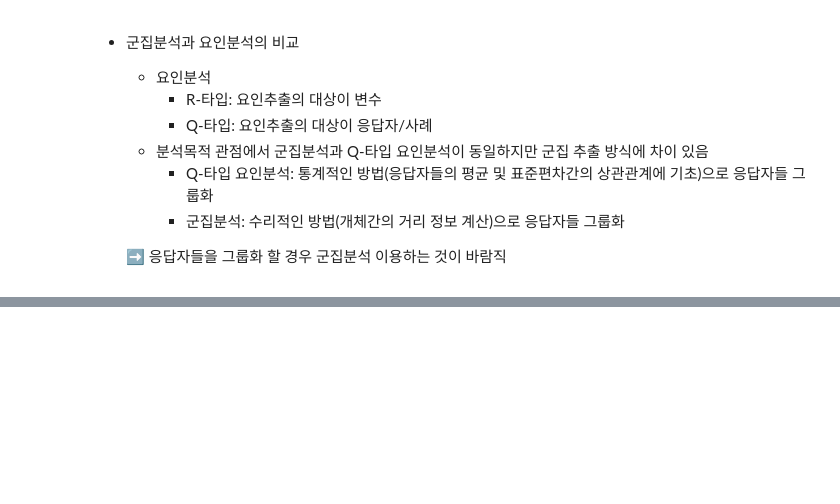
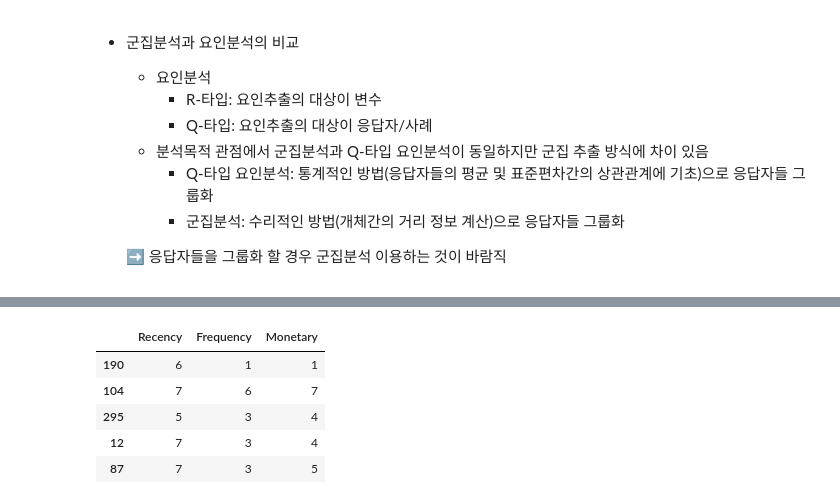
Before and after one commit to hanna-joo/Self_Statistics, a Jupyter notebook: stat_python/ch_14_clustering_analysis.ipynb, the cells around one changed output, grey strips where cells are left out. Cells and saved outputs as stored; diff of their text form; code cells hidden in the pictures; blank space fills up the shorter version.

```diff
--- a/stat_python/ch_14_clustering_analysis.ipynb
+++ b/stat_python/ch_14_clustering_analysis.ipynb
@@ -112,0 +138,17 @@ PROJECT_PATH = join(ROOT, MY_GOOGLE_DRIVE_PATH)
+# %%
+# 모듈 및 데이터 탑재
+import pandas as pd
+from scipy.cluster.hierarchy import linkage
+
+df = pd.read_csv('Ashopping.csv',sep=',',encoding='CP949')
+data_temp = df.sample(n=500, random_state=111) # 데이터 500개 랜덤 샘플링
+X = data_temp[['Recency','Frequency','Monetary']]
+
+X.head()
+# %% [output]
+|  | Recency | Frequency | Monetary |
+| 190 | 6 | 1 | 1 |
+| 104 | 7 | 6 | 7 |
+| 295 | 5 | 3 | 4 |
+| 12 | 7 | 3 | 4 |
+| 87 | 7 | 3 | 5 |
```
Also changed, not shown: parts of 14 cells of this notebook.
